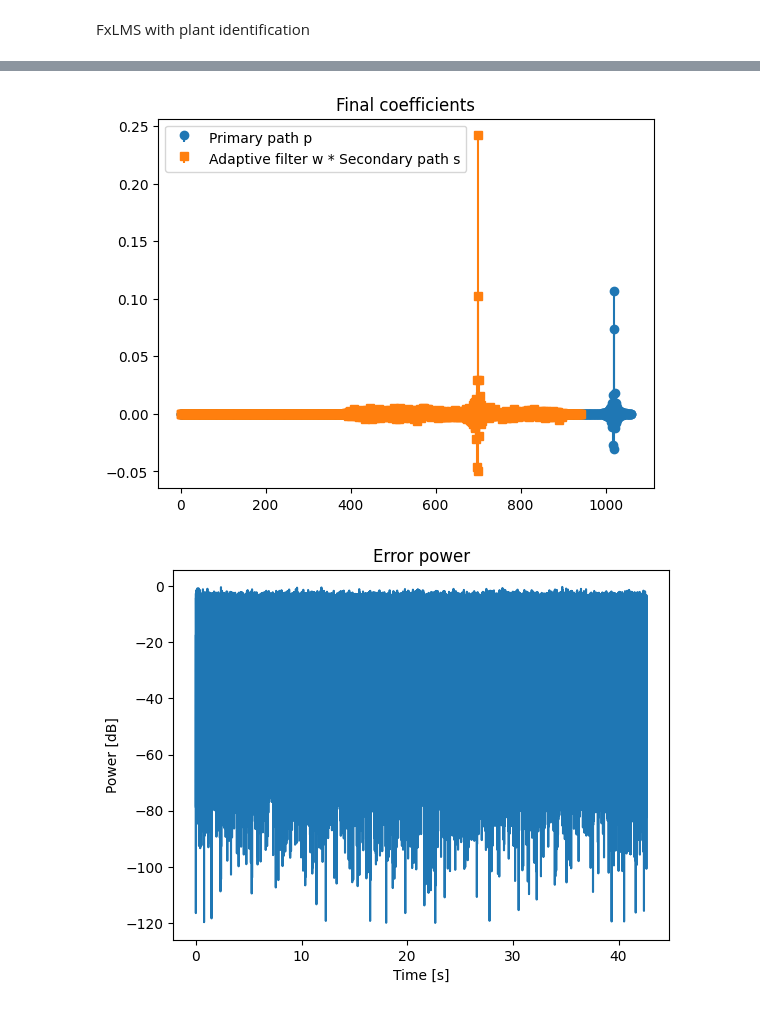
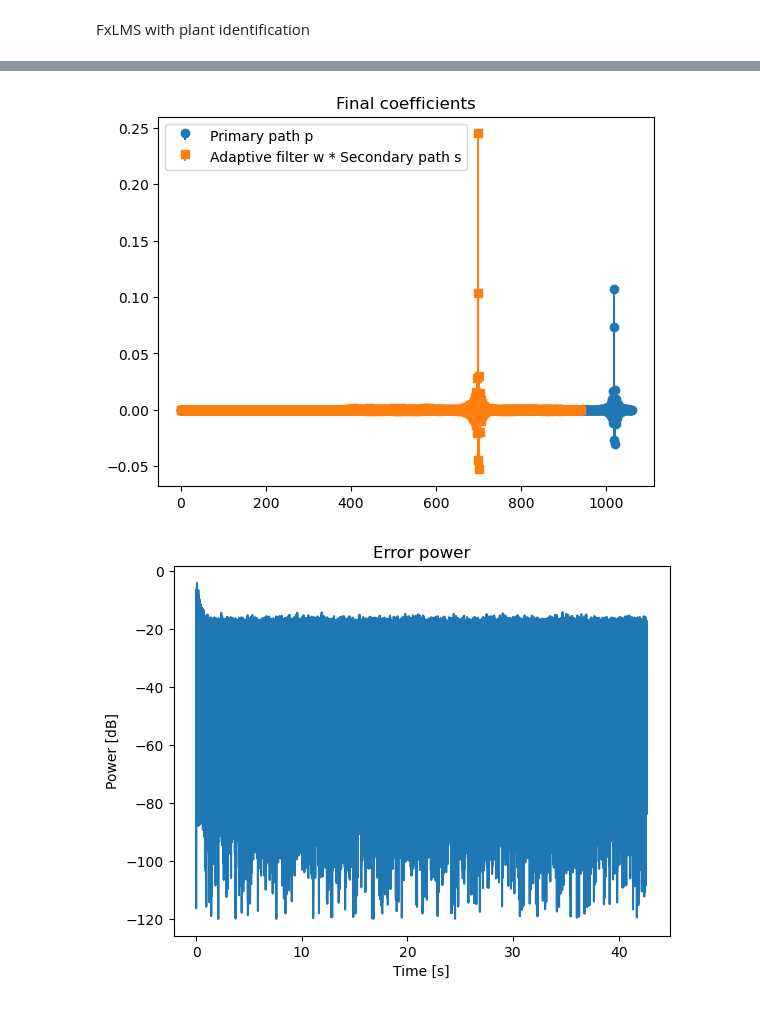
Before and after one commit to JuanAldrey/ANC-practice-library, a Jupyter notebook: notebooks/Singlechannel/Plant Identification.ipynb, the cells around one changed output, grey strips where cells are left out. Drawn from its saved outputs; the diff is of its cells as text; code cells hidden in the pictures.

```diff
--- a/notebooks/Singlechannel/Plant Identification.ipynb
+++ b/notebooks/Singlechannel/Plant Identification.ipynb
@@ -130,7 +120,7 @@ t = np.arange(N) * (1/fs)
 x = np.random.randn(N)
 
 # Identification noise initilization
-identificationNoise = 0.5*np.random.randn(N)
+identificationNoise = 0.1*np.random.randn(N)
 
 # Adaptive filter initialization (its spectrum has to be recalculated inside the loop)
 mu = 5
@@ -251,12 +241,4 @@ plt.title('Error power')
 plt.xlabel('Time [s]')
 plt.ylabel('Power [dB]')
 plt.show()
-
-# plt.figure()
-# for k in range(M_w):
-#     plt.plot(t, w_hist[:, k])
-# plt.title('Coefficient convergence')
-# plt.xlabel('Time [s]')
-# plt.ylabel('Value')
-#plt.show()
 # %% [output]
@@ -264,2 +246,2 @@ plt.show()
-[figure, old version]
+[figure, new version]
-[figure, old version]
+[figure, new version]
```
Also changed, not shown: parts of 4 cells of this notebook, 1 other file.
